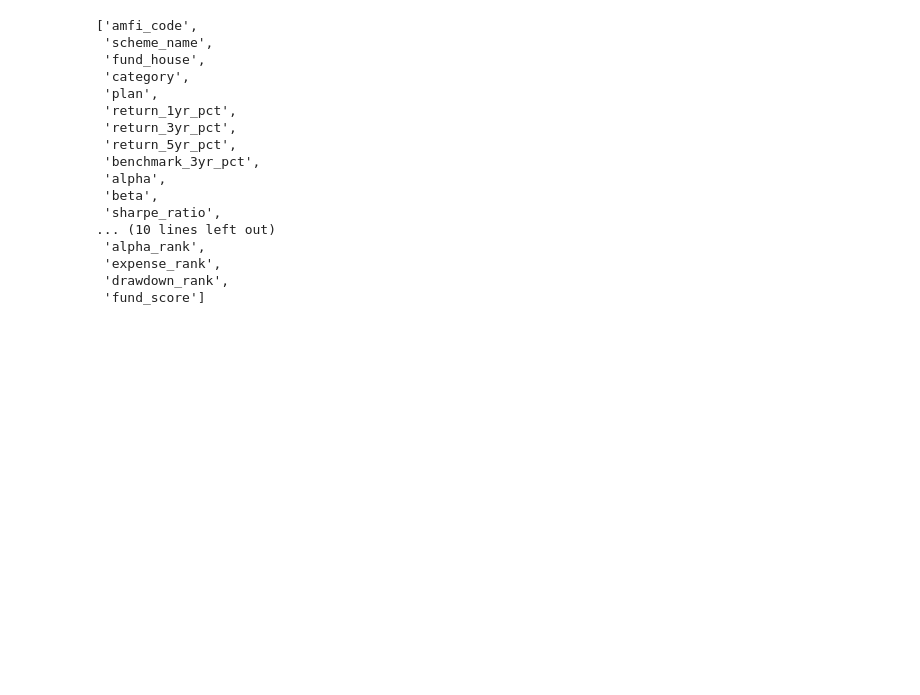
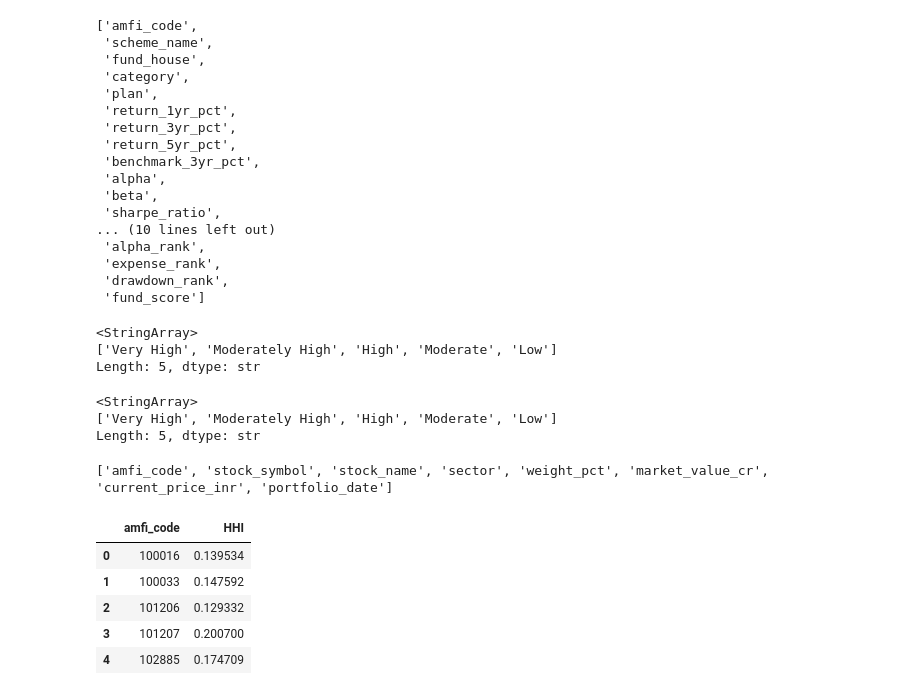
Before and after one commit to Mugilan0121/bluestock-mf-capstone, a Jupyter notebook: notebooks/Advanced_Analytics.ipynb, the cells around one changed output. Cells and saved outputs as stored; diff of their text form; code cells hidden in the pictures; blank space fills up the shorter version.

Commit message:
Day 6: Advanced Analytics and Risk Metrics Completed

```diff
--- a/notebooks/Advanced_Analytics.ipynb
+++ b/notebooks/Advanced_Analytics.ipynb
@@ -470,3 +470,50 @@ scorecard.columns.tolist()
  'expense_rank',
  'drawdown_rank',
  'fund_score']
+# %%
+scorecard = pd.read_csv("../data/processed/fund_scorecard.csv")
+
+print(scorecard["risk_grade"].unique())
+# %% [output]
+<StringArray>
+['Very High', 'Moderately High', 'High', 'Moderate', 'Low']
+Length: 5, dtype: str
+# %%
+scorecard = pd.read_csv("../data/processed/fund_scorecard.csv")
+
+print(scorecard["risk_grade"].unique())
+# %% [output]
+<StringArray>
+['Very High', 'Moderately High', 'High', 'Moderate', 'Low']
+Length: 5, dtype: str
+# %%
+holdings = pd.read_csv(
+    "../data/processed/09_portfolio_holdings_cleaned.csv"
+)
+
+print(holdings.columns.tolist())
+# %% [output]
+['amfi_code', 'stock_symbol', 'stock_name', 'sector', 'weight_pct', 'market_value_cr', 'current_price_inr', 'portfolio_date']
+# %%
+sector_hhi = (
+    holdings.groupby("amfi_code")
+    .apply(
+        lambda x:
+        (x["weight_pct"] / 100).pow(2).sum()
+    )
+    .reset_index()
+)
+
+sector_hhi.columns = [
+    "amfi_code",
+    "HHI"
+]
+
+sector_hhi.head()
+# %% [output]
+|  | amfi_code | HHI |
+| 0 | 100016 | 0.139534 |
+| 1 | 100033 | 0.147592 |
+| 2 | 101206 | 0.129332 |
+| 3 | 101207 | 0.200700 |
+| 4 | 102885 | 0.174709 |
```
Also changed, not shown: parts of 3 cells of this notebook, 2 other files.
